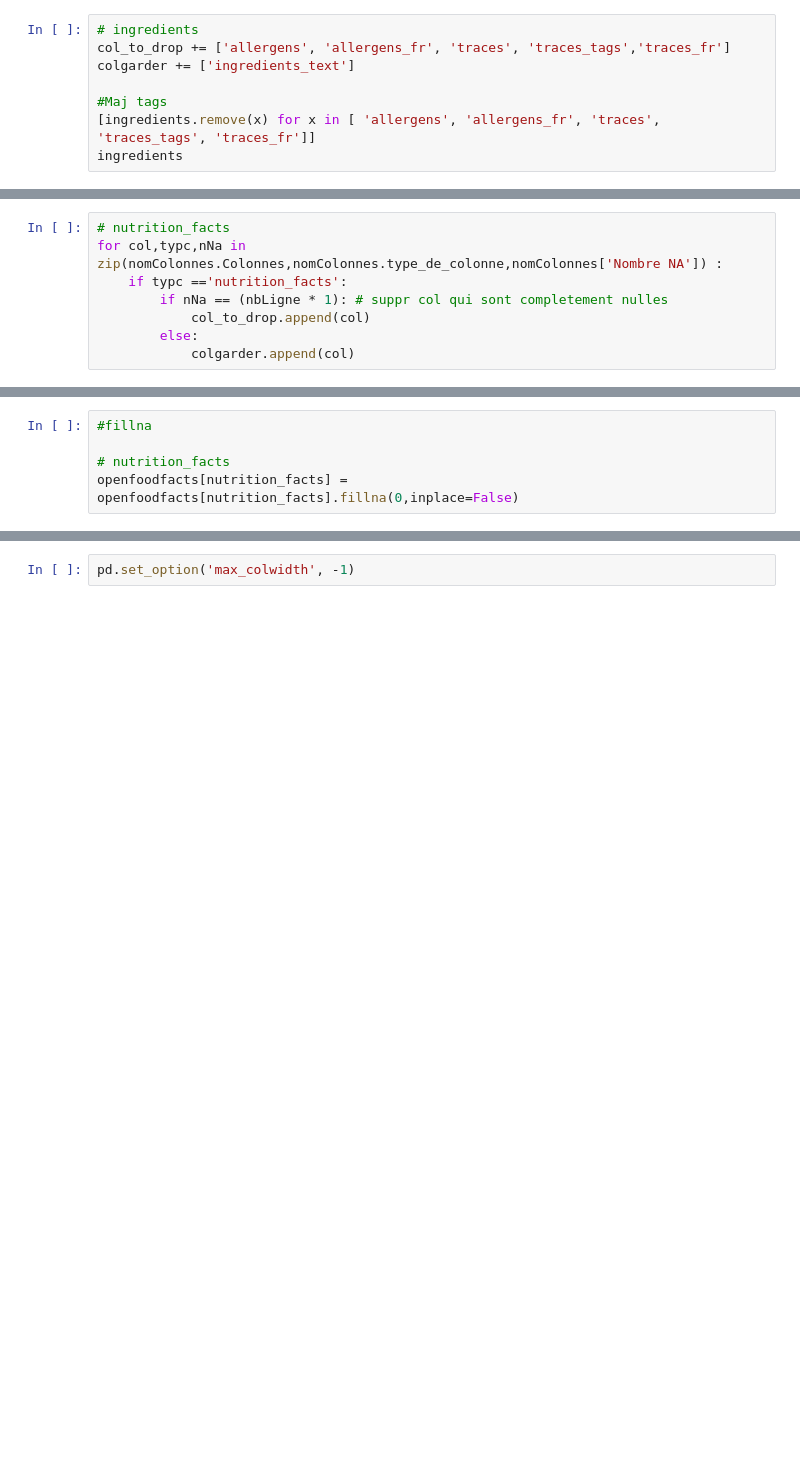
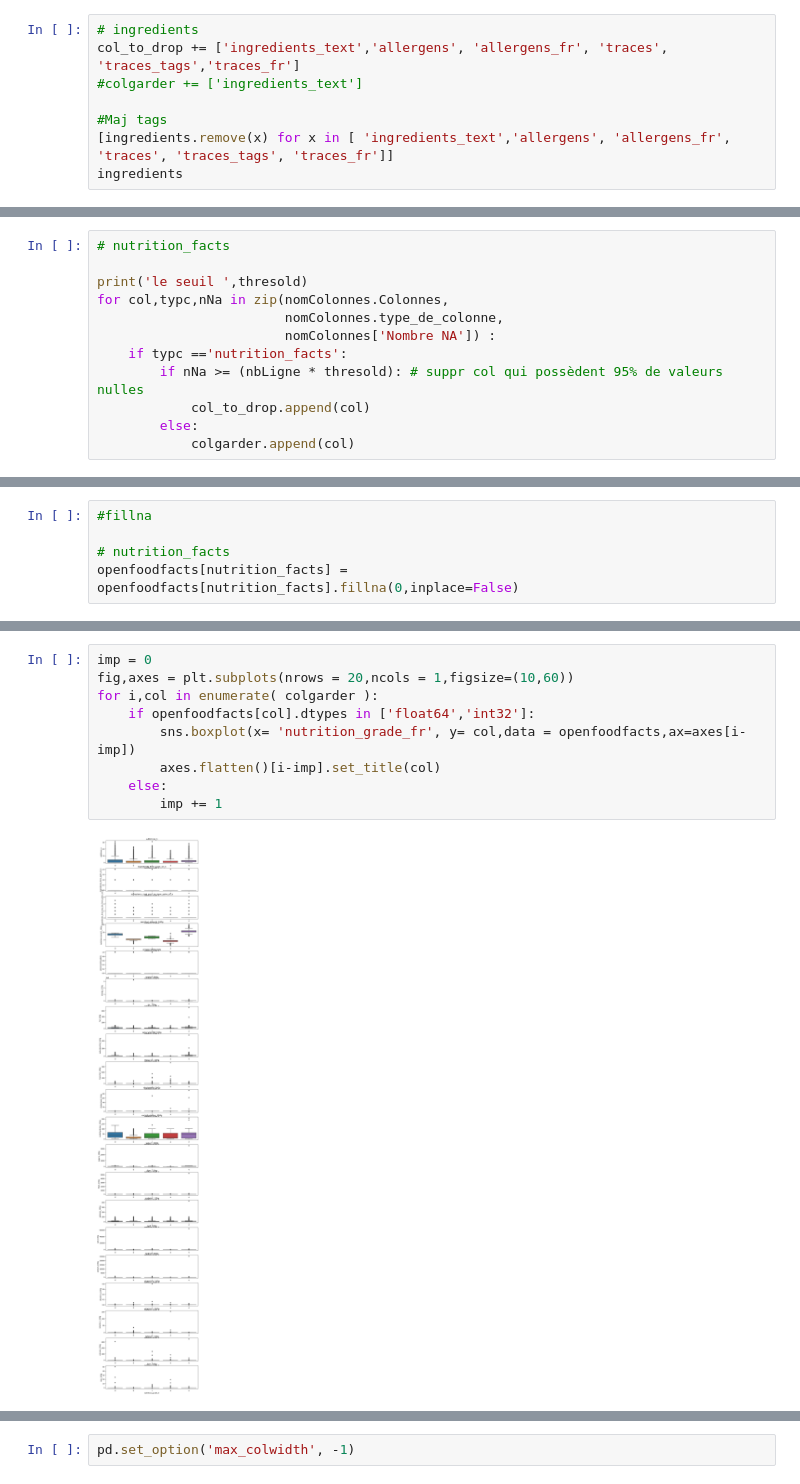
Before and after one commit to kevin-EK/Concevez-une-application-au-service-de-la-sant-publique, a Jupyter notebook: P3 Sélection de variable & Feature Engenering Brouillon .ipynb, the cells around one changed output, grey strips where cells are left out. Cells and saved outputs as stored; diff of their text form; blank space fills up the shorter version.

Commit message:
Boxplots

```diff
--- a/P3 Sélection de variable & Feature Engenering Brouillon .ipynb
+++ b/P3 Sélection de variable & Feature Engenering Brouillon .ipynb
@@ -408,8 +256,8 @@ msno.matrix(openfoodfacts.loc[:,openfoodfacts.columns[openfoodfacts.columns.isin
 # %%
 # ingredients
-col_to_drop += ['allergens', 'allergens_fr', 'traces', 'traces_tags','traces_fr']
-colgarder += ['ingredients_text']
+col_to_drop += ['ingredients_text','allergens', 'allergens_fr', 'traces', 'traces_tags','traces_fr']
+#colgarder += ['ingredients_text']
 
 #Maj tags
-[ingredients.remove(x) for x in [ 'allergens', 'allergens_fr', 'traces', 'traces_tags', 'traces_fr']]
+[ingredients.remove(x) for x in [ 'ingredients_text','allergens', 'allergens_fr', 'traces', 'traces_tags', 'traces_fr']]
 ingredients
@@ -602,8 +425,12 @@ pd.DataFrame(openfoodfacts.loc[:,openfoodfacts.columns[openfoodfacts.columns.isi
 # %%
 # nutrition_facts
-for col,typc,nNa in zip(nomColonnes.Colonnes,nomColonnes.type_de_colonne,nomColonnes['Nombre NA']) :
+
+print('le seuil ',thresold)
+for col,typc,nNa in zip(nomColonnes.Colonnes,
+                        nomColonnes.type_de_colonne,
+                        nomColonnes['Nombre NA']) :
     if typc =='nutrition_facts':
-        if nNa == (nbLigne * 1): # suppr col qui sont completement nulles
+        if nNa >= (nbLigne * thresold): # suppr col qui possèdent 95% de valeurs nulles
             col_to_drop.append(col)
         else:
             colgarder.append(col)
@@ -809,0 +549,11 @@ if not os.path.exists('df_openfoodfacts.csv'):
+# %%
+imp = 0
+fig,axes = plt.subplots(nrows = 20,ncols = 1,figsize=(10,60))
+for i,col in enumerate( colgarder ):
+    if openfoodfacts[col].dtypes in ['float64','int32']:
+        sns.boxplot(x= 'nutrition_grade_fr', y= col,data = openfoodfacts,ax=axes[i-imp])
+        axes.flatten()[i-imp].set_title(col)
+    else:
+        imp += 1
+# %% [output]
+[figure, added]
```
Also changed, not shown: parts of 112 cells of this notebook.
